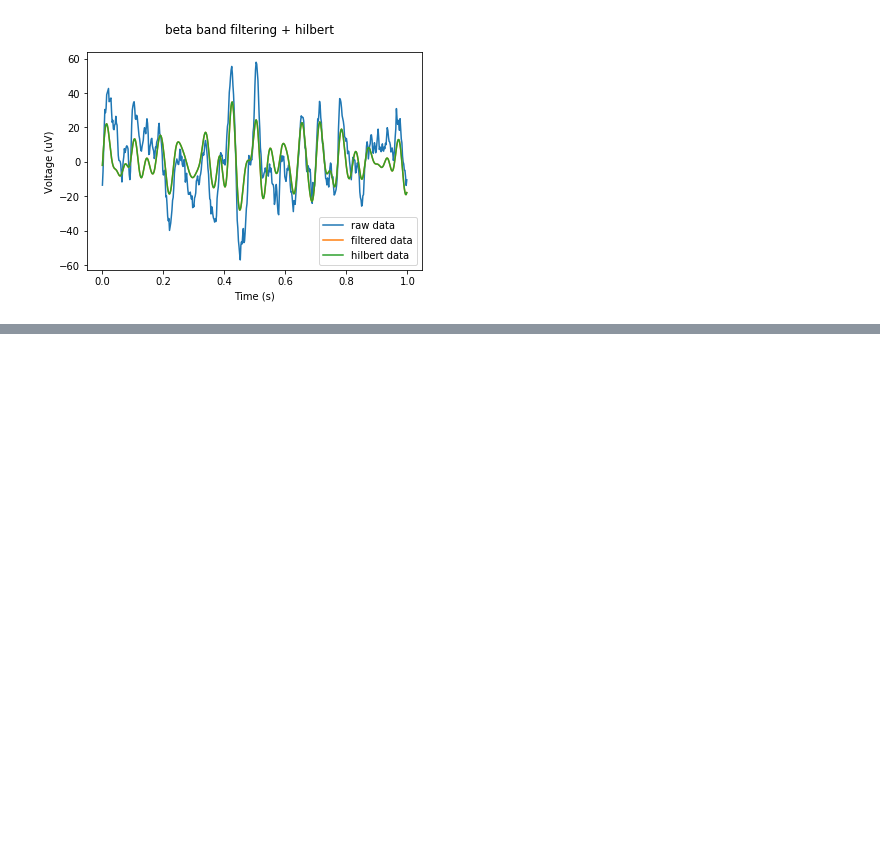
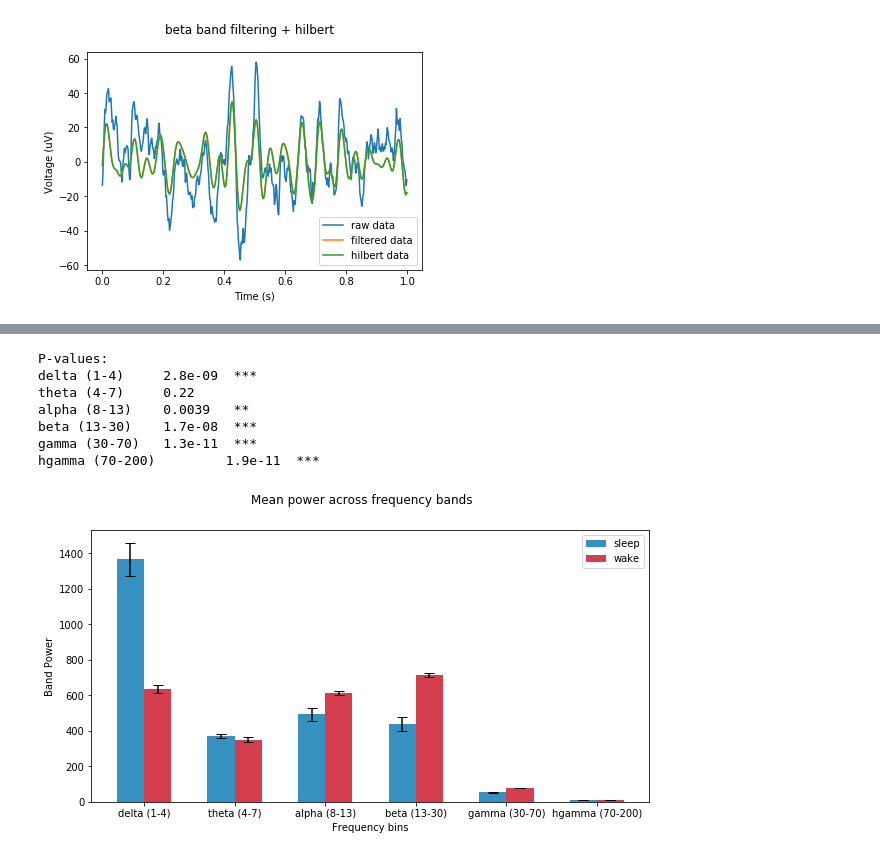
Before and after one commit to sunh20/SleepClass, a Jupyter notebook: sleep_process_d6.ipynb, the cells around one changed output, grey strips where cells are left out. Cells and saved outputs as stored; diff of their text form; code cells hidden in the pictures; blank space fills up the shorter version.

```diff
--- a/sleep_process_d6.ipynb
+++ b/sleep_process_d6.ipynb
@@ -224,0 +238,59 @@ print("--- %s seconds elapsed ---" % (time.time() - start_time))
+# %%
+# load pow band info
+pow_bands_sleep, pow_bands_wake = np.load('pow_bands.npy')
+# %%
+# t-test
+p_sleep_mean = np.mean(np.mean(pow_bands_sleep,axis=-1),axis=0)
+p_wake_mean = np.mean(np.mean(pow_bands_wake,axis=-1),axis=0)
+
+p_sleep_ste = stats.sem(np.mean(pow_bands_sleep,axis=-1),axis=0)
+p_wake_ste = stats.sem(np.mean(pow_bands_wake,axis=-1),axis=0)
+
+t_stat, pval = stats.ttest_ind(np.mean(pow_bands_sleep,axis=-1),np.mean(pow_bands_wake,axis=-1))
+# %%
+# bar plot mean pow bands
+
+bar_labels = ("delta (1-4)","theta (4-7)","alpha (8-13)",
+              "beta (13-30)","gamma (30-70)","hgamma (70-200)")
+y_pos = np.arange(len(bar_labels))
+bar_w = 0.3
+
+plt.figure(figsize=(10,5))
+plt.bar(y_pos,p_sleep_mean,bar_w,
+        yerr=p_sleep_ste,
+        capsize=5,
+        label='sleep',
+        color='#3690c0')
+plt.bar(y_pos+bar_w,p_wake_mean,bar_w,
+        yerr=p_wake_ste,
+        capsize=5,
+        label='wake',
+        color='#d53e4f')
+plt.grid(False)
+plt.xticks(y_pos + bar_w/2, bar_labels)
+plt.xlabel('Frequency bins')
+plt.ylabel('Band Power')
+plt.legend()
+plt.suptitle('Mean power across frequency bands')
+
+print('P-values:')
+
+for i in np.arange(len(pval)):
+    stars = '';
+    p = pval[i]
+    if p < 0.05:
+        stars = stars + '*'
+    if p < 0.01:
+        stars = stars + '*'
+    if p < 0.001:
+        stars = stars + '*'
+    print(bar_labels[i],'\t%.2g\t' % p,stars)
+# %% [output]
+P-values:
+delta (1-4)     2.8e-09  ***
+theta (4-7)     0.22
+alpha (8-13)    0.0039   **
+beta (13-30)    1.7e-08  ***
+gamma (30-70)   1.3e-11  ***
+hgamma (70-200)         1.9e-11  ***
+[figure, added]
```
Also changed, not shown: parts of 7 cells of this notebook, 2 other files.
